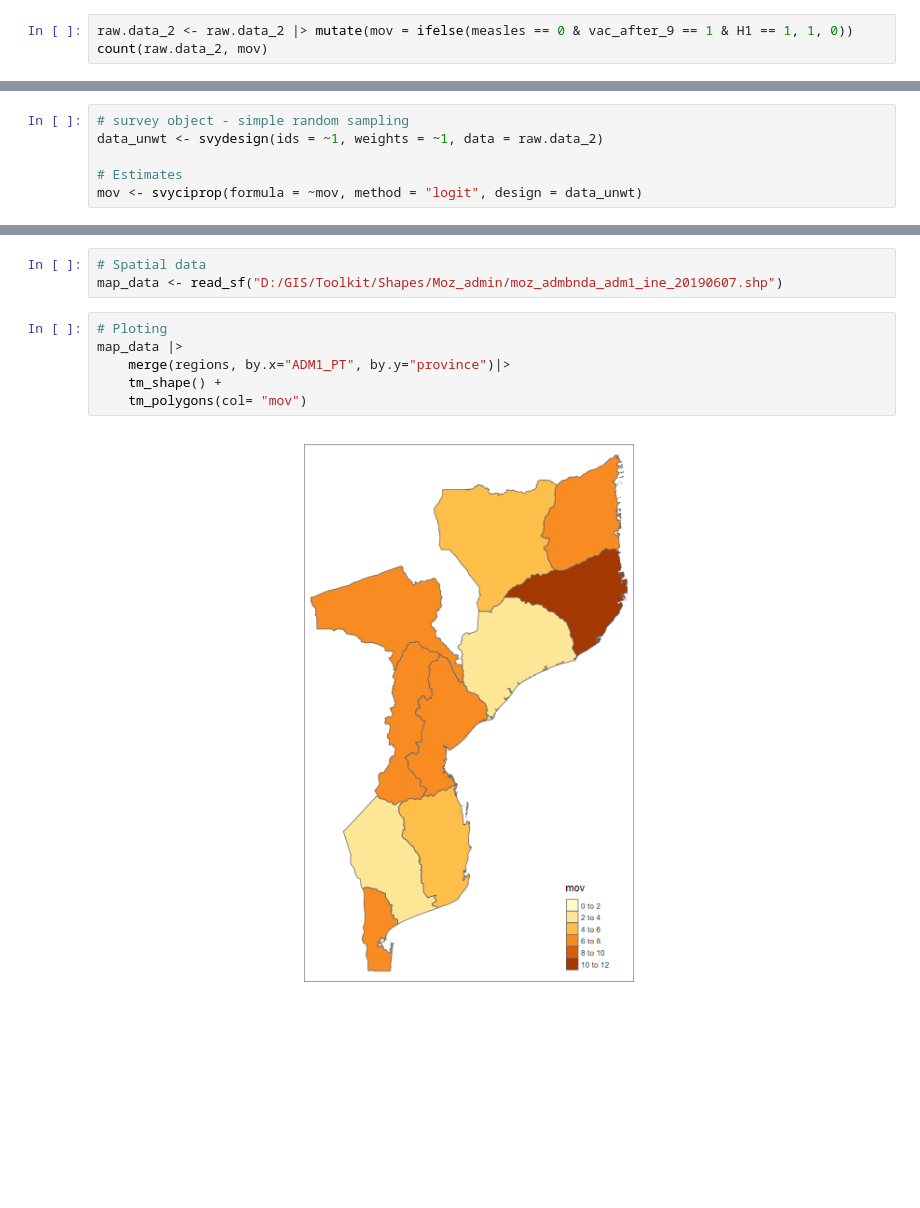
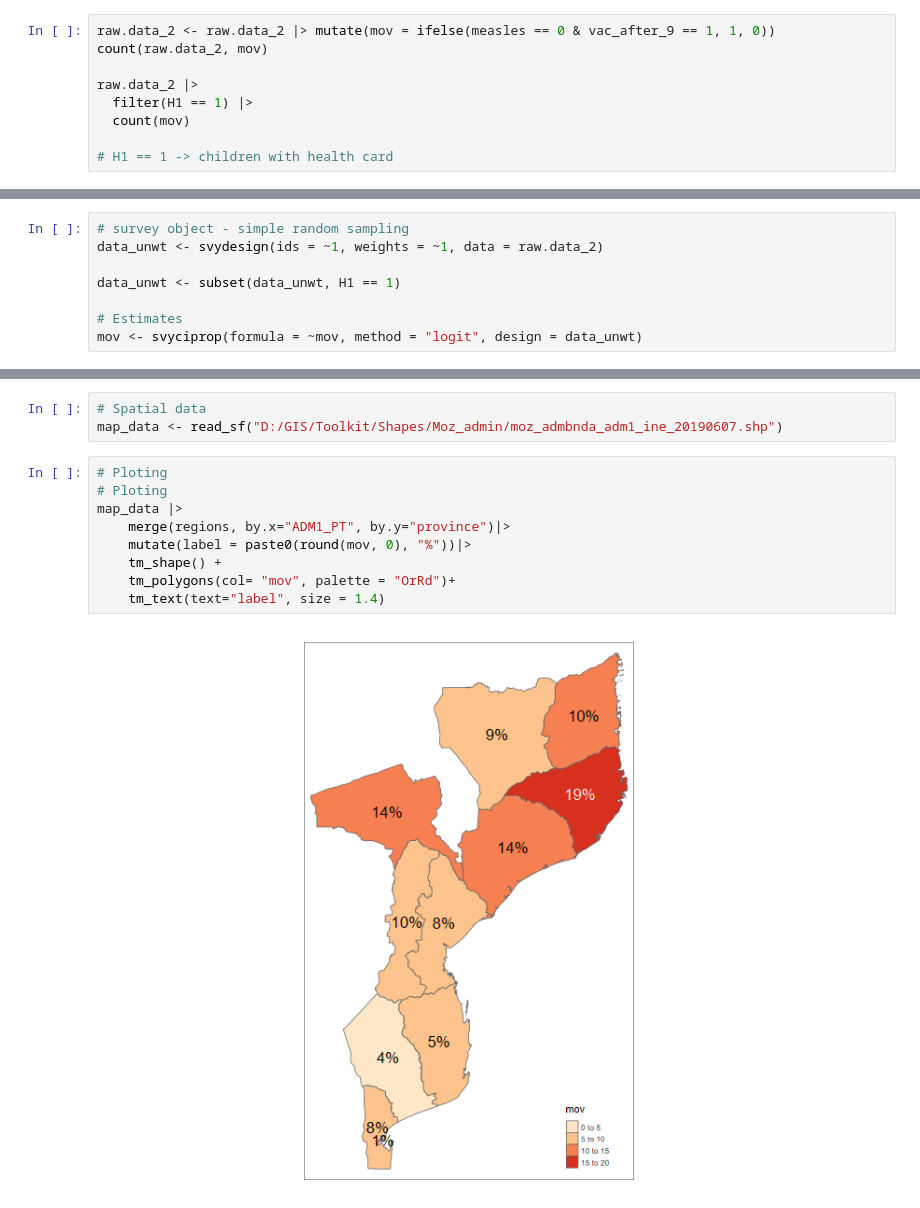
Before and after one commit to Edmilson-Filimone/MOV-DHS-Missed_Opportunity_for_Vaccination, a Jupyter notebook: Under_5_Measles_MOV_Estimation.ipynb, the cells around one changed output, grey strips where cells are left out. Cells and saved outputs as stored; diff of their text form; blank space fills up the shorter version.

```diff
--- a/Under_5_Measles_MOV_Estimation.ipynb
+++ b/Under_5_Measles_MOV_Estimation.ipynb
@@ -175,8 +165,14 @@ Caused by warning in `car::recode()`:
 # %% [markdown]
 ### **Measles MOV**
 # %%
-raw.data_2 <- raw.data_2 |> mutate(mov = ifelse(measles == 0 & vac_after_9 == 1 & H1 == 1, 1, 0))
+raw.data_2 <- raw.data_2 |> mutate(mov = ifelse(measles == 0 & vac_after_9 == 1, 1, 0))
 count(raw.data_2, mov)
+
+raw.data_2 |>
+  filter(H1 == 1) |>
+  count(mov)
+
+# H1 == 1 -> children with health card
 # %% [output]
 # A tibble: 3 × 2
     mov     n
@@ -190,6 +186,8 @@ count(raw.data_2, mov)
 # survey object - simple random sampling
 data_unwt <- svydesign(ids = ~1, weights = ~1, data = raw.data_2)
 
+data_unwt <- subset(data_unwt, H1 == 1)
+
 # Estimates
 mov <- svyciprop(formula = ~mov, method = "logit", design = data_unwt)
 # %%
@@ -209,10 +209,13 @@ regions <- svyby(formula = ~mov,by = ~province, FUN=svyciprop, method="beta", na
 # Spatial data
 map_data <- read_sf("D:/GIS/Toolkit/Shapes/Moz_admin/moz_admbnda_adm1_ine_20190607.shp")
 # %%
+# Ploting
 # Ploting
 map_data |>
 	merge(regions, by.x="ADM1_PT", by.y="province")|>
+	mutate(label = paste0(round(mov, 0), "%"))|>
 	tm_shape() +
-	tm_polygons(col= "mov")
+	tm_polygons(col= "mov", palette = "OrRd")+
+	tm_text(text="label", size = 1.4)
 # %% [output]
-[figure, old version]
+[figure, new version]
```
Also changed, not shown: parts of 11 cells of this notebook, 7 other files.
